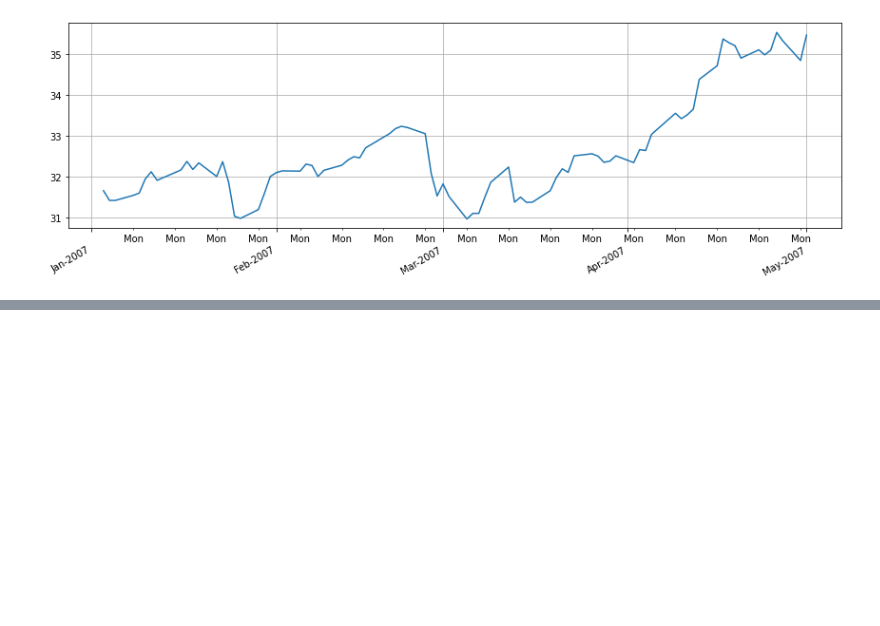
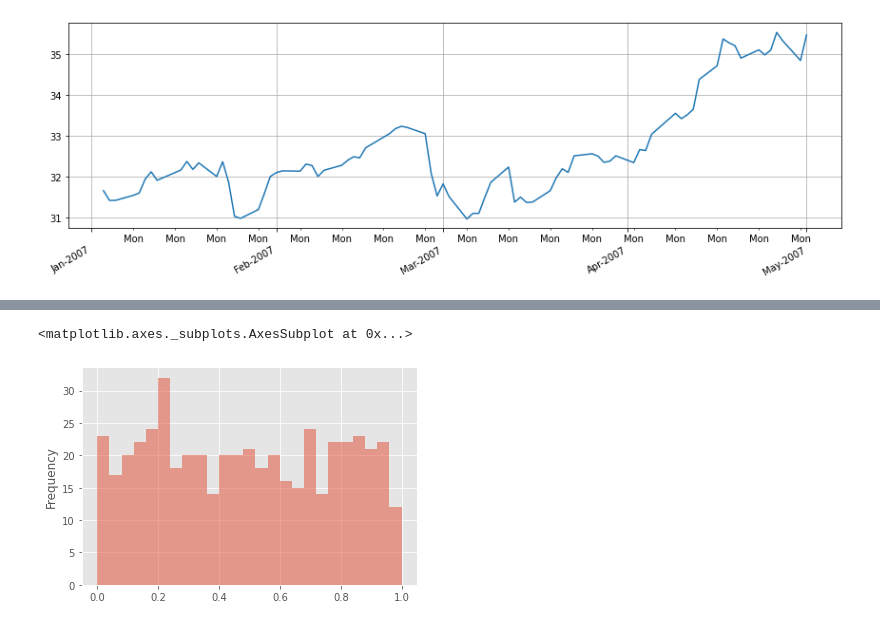
Before and after one commit to juanxo90/ML_examples, a Jupyter notebook: 42_Pandas_time_series_plot.ipynb, the cells around one changed output, grey strips where cells are left out. Saved outputs shown, nothing was run; the diff lists cells and outputs as text; code cells hidden in the pictures; blank space fills up the shorter version.

```diff
--- a/42_Pandas_time_series_plot.ipynb
+++ b/42_Pandas_time_series_plot.ipynb
@@ -85,0 +129,7 @@ plt.tight_layout()
+# %%
+# same histogram as before by setting ggplot style
+plt.style.use('ggplot')
+df3['a'].plot.hist(alpha=0.5,bins=25)
+# %% [output]
+<matplotlib.axes._subplots.AxesSubplot at 0x...>
+[figure, added]
```
Also changed, not shown: parts of 12 cells of this notebook.
